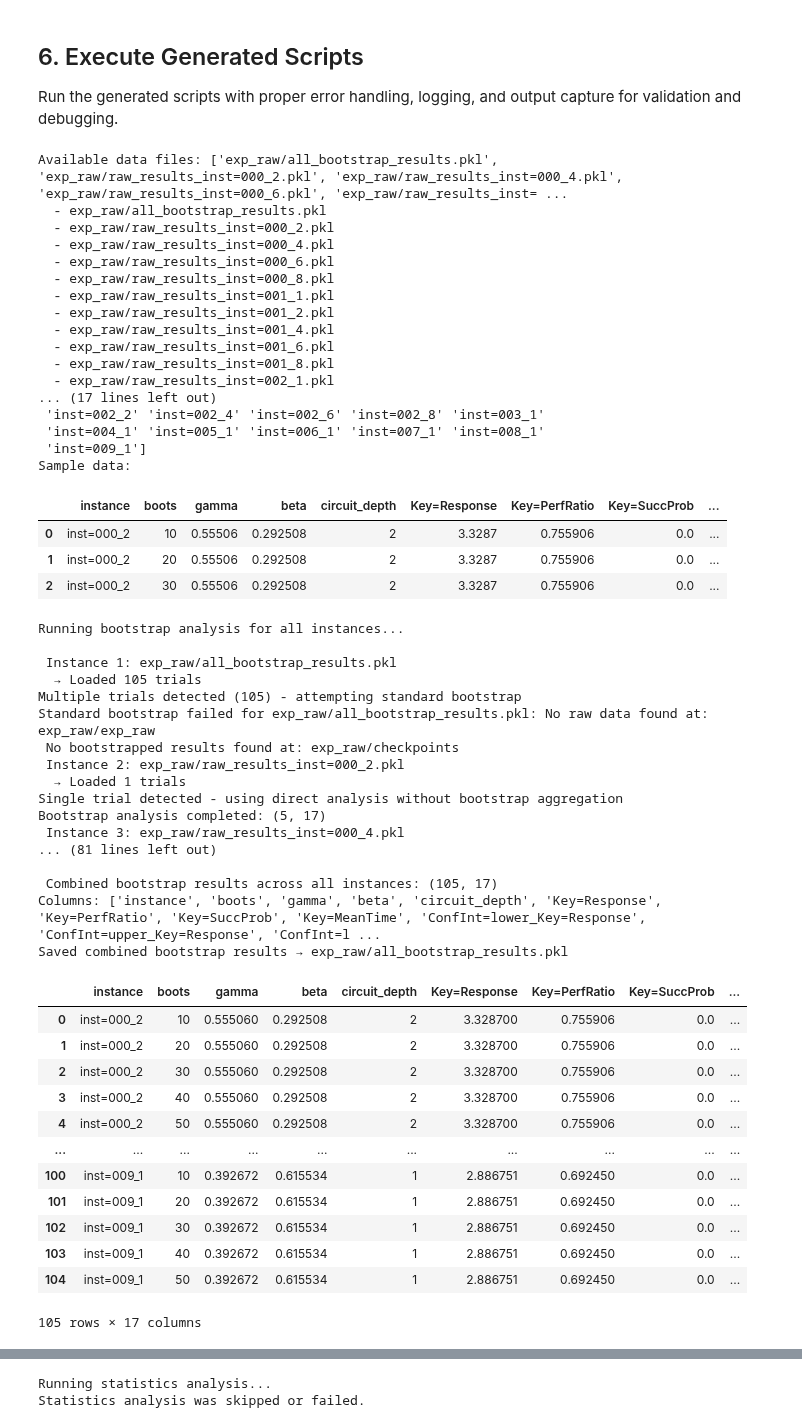
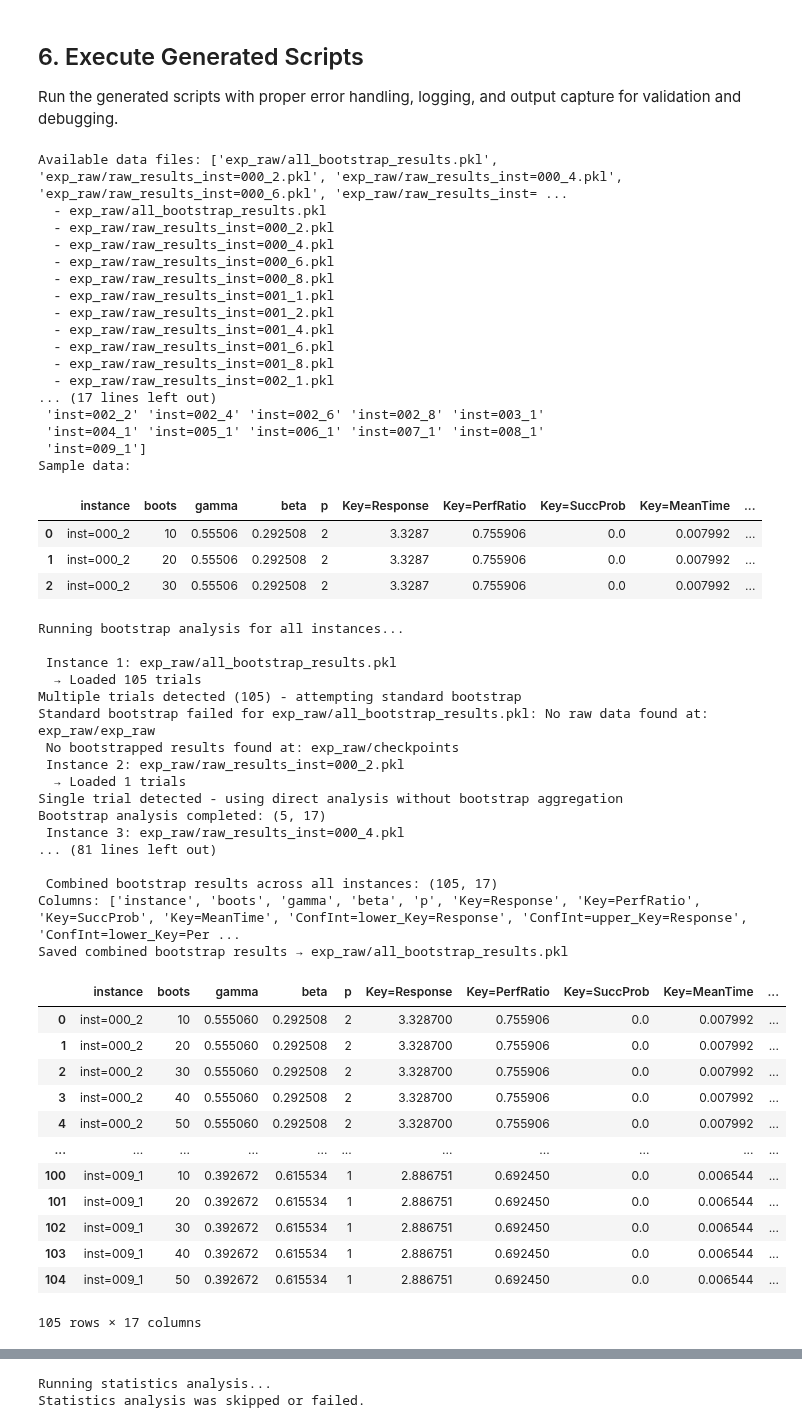
Before and after one commit to bernalde/stochastic-benchmark, a Jupyter notebook: examples/IBM_QAOA/ibm_qaoa_analysis.ipynb, the cells around one changed output, grey strips where cells are left out. Cells and saved outputs as stored; diff of their text form; code cells hidden in the pictures.

```diff
--- a/examples/IBM_QAOA/ibm_qaoa_analysis.ipynb
+++ b/examples/IBM_QAOA/ibm_qaoa_analysis.ipynb
@@ -514,11 +514,11 @@ for qaoa_results, json_file in zip(all_qaoa_results, json_files):
     # --- Extract circuit depth (last part before .json) ---
     depth_str = parts[-1].replace('.json', '')
     try:
-        circuit_depth = int(depth_str)
+        p = int(depth_str)
     except ValueError:
-        circuit_depth = None
+        p = None
 
-    qaoa_df = convert_to_dataframe(qaoa_results, instance_id, circuit_depth)
+    qaoa_df = convert_to_dataframe(qaoa_results, instance_id, p)
     print(f"\nInstance {instance_id}: DataFrame shape {qaoa_df.shape}")
     print(f"\nColumns: {list(qaoa_df.columns)}")
     all_qaoa_df.append(qaoa_df)
@@ -534,7 +534,7 @@ for qaoa_results, json_file in zip(all_qaoa_results, json_files):
     # display(qaoa_df.head())
 
     # Prepare data for stochastic benchmark
-    data_file = prepare_stochastic_benchmark_data(qaoa_df, instance_id, circuit_depth)
+    data_file = prepare_stochastic_benchmark_data(qaoa_df, instance_id, p)
     print(f"\nData prepared for stochastic benchmark analysis.")
     all_data_files.append(data_file)
 
@@ -548,8 +548,8 @@ agg_df = pd.concat(all_qaoa_df, ignore_index=True)
 # Convert instance_id to integer if needed (strip leading zeros)
 agg_df['instance'] = agg_df['instance'].astype(int)
 
-# Sort by instance first, then circuit_depth
-agg_df = agg_df.sort_values(by=['instance', 'circuit_depth']).reset_index(drop=True)
+# Sort by instance first, then the value of p
+agg_df = agg_df.sort_values(by=['instance', 'p']).reset_index(drop=True)
 
 display(agg_df)
 # %% [output]
@@ -640,7 +640,7 @@ if not plot_df.empty:
         fontsize=15, fontweight='bold', pad=15
     )
     plt.grid(True, linestyle='--', alpha=0.6)
-    plt.legend(title='Circuit Depth', fontsize=11, title_fontsize=12)
+    plt.legend(fontsize=11, title_fontsize=12)
     plt.tight_layout()
     plt.show()
 
@@ -669,7 +669,7 @@ def setup_qaoa_benchmark():
             Configured stochastic benchmark object for QAOA analysis.
         - parameter_names : list of str
             List of QAOA variational parameter names used in the analysis
-            (e.g., ['gamma', 'beta', 'circuit_depth']).
+            (e.g., ['gamma', 'beta', 'p']).
 
     Notes
     -----
@@ -684,7 +684,7 @@ def setup_qaoa_benchmark():
     --------
     >>> sb, param_names = setup_qaoa_benchmark()
     Stochastic benchmark object created
-    Parameter names: ['gamma', 'beta', 'circuit_depth']
+    Parameter names: ['gamma', 'beta', 'p']
     Instance columns: ['instance']
 
     See Also
@@ -693,7 +693,7 @@ def setup_qaoa_benchmark():
     """
 
     # Define parameter names for QAOA
-    parameter_names = ['gamma', 'beta', 'circuit_depth']
+    parameter_names = ['gamma', 'beta', 'p']
     response_key = 'PerfRatio'
     response_dir = 1
 
@@ -958,7 +958,7 @@ for file_index, data_file in enumerate(data_files, start=1):
                     'boots': n_boots,
                     'gamma': trial_data['gamma'],
                     'beta': trial_data['beta'],
-                    'circuit_depth': trial_data['circuit_depth'],
+                    'p': trial_data['p'],
                     'Key=Response': trial_data['Energy'],
                     'Key=PerfRatio': trial_data['Approximation_Ratio'],
                     'Key=SuccProb': 1.0 if trial_data['success'] else 0.0,
@@ -1024,50 +1024,50 @@ Available data files: ['exp_raw/all_bootstrap_results.pkl', 'exp_raw/raw_results
   - exp_raw/raw_results_inst=000_4.pkl
   - exp_raw/raw_results_inst=000_6.pkl
   - exp_raw/raw_results_inst=000_8.pkl
   - exp_raw/raw_results_inst=001_1.pkl
   - exp_raw/raw_results_inst=001_2.pkl
   - exp_raw/raw_results_inst=001_4.pkl
   - exp_raw/raw_results_inst=001_6.pkl
   - exp_raw/raw_results_inst=001_8.pkl
   - exp_raw/raw_results_inst=002_1.pkl
 ... (17 lines left out)
  'inst=002_2' 'inst=002_4' 'inst=002_6' 'inst=002_8' 'inst=003_1'
  'inst=004_1' 'inst=005_1' 'inst=006_1' 'inst=007_1' 'inst=008_1'
  'inst=009_1']
 Sample data:
-|  | instance | boots | gamma | beta | circuit_depth | Key=Response | Key=PerfRatio | Key=SuccProb | ... |
-| 0 | inst=000_2 | 10 | 0.55506 | 0.292508 | 2 | 3.3287 | 0.755906 | 0.0 | ... |
-| 1 | inst=000_2 | 20 | 0.55506 | 0.292508 | 2 | 3.3287 | 0.755906 | 0.0 | ... |
-| 2 | inst=000_2 | 30 | 0.55506 | 0.292508 | 2 | 3.3287 | 0.755906 | 0.0 | ... |
+|  | instance | boots | gamma | beta | p | Key=Response | Key=PerfRatio | Key=SuccProb | Key=MeanTime | ... |
+| 0 | inst=000_2 | 10 | 0.55506 | 0.292508 | 2 | 3.3287 | 0.755906 | 0.0 | 0.007992 | ... |
+| 1 | inst=000_2 | 20 | 0.55506 | 0.292508 | 2 | 3.3287 | 0.755906 | 0.0 | 0.007992 | ... |
+| 2 | inst=000_2 | 30 | 0.55506 | 0.292508 | 2 | 3.3287 | 0.755906 | 0.0 | 0.007992 | ... |
 Running bootstrap analysis for all instances...
 
  Instance 1: exp_raw/all_bootstrap_results.pkl
   → Loaded 105 trials
 Multiple trials detected (105) - attempting standard bootstrap
 Standard bootstrap failed for exp_raw/all_bootstrap_results.pkl: No raw data found at: exp_raw/exp_raw
  No bootstrapped results found at: exp_raw/checkpoints
  Instance 2: exp_raw/raw_results_inst=000_2.pkl
   → Loaded 1 trials
 Single trial detected - using direct analysis without bootstrap aggregation
 Bootstrap analysis completed: (5, 17)
  Instance 3: exp_raw/raw_results_inst=000_4.pkl
 ... (81 lines left out)
 
  Combined bootstrap results across all instances: (105, 17)
-Columns: ['instance', 'boots', 'gamma', 'beta', 'circuit_depth', 'Key=Response', 'Key=PerfRatio', 'Key=SuccProb', 'Key=MeanTime', 'ConfInt=lower_Key=Response', 'ConfInt=upper_Key=Response', 'ConfInt=l ...
+Columns: ['instance', 'boots', 'gamma', 'beta', 'p', 'Key=Response', 'Key=PerfRatio', 'Key=SuccProb', 'Key=MeanTime', 'ConfInt=lower_Key=Response', 'ConfInt=upper_Key=Response', 'ConfInt=lower_Key=Per ...
 Saved combined bootstrap results → exp_raw/all_bootstrap_results.pkl
-|  | instance | boots | gamma | beta | circuit_depth | Key=Response | Key=PerfRatio | Key=SuccProb | ... |
-| 0 | inst=000_2 | 10 | 0.555060 | 0.292508 | 2 | 3.328700 | 0.755906 | 0.0 | ... |
-| 1 | inst=000_2 | 20 | 0.555060 | 0.292508 | 2 | 3.328700 | 0.755906 | 0.0 | ... |
-| 2 | inst=000_2 | 30 | 0.555060 | 0.292508 | 2 | 3.328700 | 0.755906 | 0.0 | ... |
-| 3 | inst=000_2 | 40 | 0.555060 | 0.292508 | 2 | 3.328700 | 0.755906 | 0.0 | ... |
-| 4 | inst=000_2 | 50 | 0.555060 | 0.292508 | 2 | 3.328700 | 0.755906 | 0.0 | ... |
-| ... | ... | ... | ... | ... | ... | ... | ... | ... | ... |
-| 100 | inst=009_1 | 10 | 0.392672 | 0.615534 | 1 | 2.886751 | 0.692450 | 0.0 | ... |
-| 101 | inst=009_1 | 20 | 0.392672 | 0.615534 | 1 | 2.886751 | 0.692450 | 0.0 | ... |
-| 102 | inst=009_1 | 30 | 0.392672 | 0.615534 | 1 | 2.886751 | 0.692450 | 0.0 | ... |
-| 103 | inst=009_1 | 40 | 0.392672 | 0.615534 | 1 | 2.886751 | 0.692450 | 0.0 | ... |
-| 104 | inst=009_1 | 50 | 0.392672 | 0.615534 | 1 | 2.886751 | 0.692450 | 0.0 | ... |
+|  | instance | boots | gamma | beta | p | Key=Response | Key=PerfRatio | Key=SuccProb | Key=MeanTime | ... |
+| 0 | inst=000_2 | 10 | 0.555060 | 0.292508 | 2 | 3.328700 | 0.755906 | 0.0 | 0.007992 | ... |
+| 1 | inst=000_2 | 20 | 0.555060 | 0.292508 | 2 | 3.328700 | 0.755906 | 0.0 | 0.007992 | ... |
+| 2 | inst=000_2 | 30 | 0.555060 | 0.292508 | 2 | 3.328700 | 0.755906 | 0.0 | 0.007992 | ... |
+| 3 | inst=000_2 | 40 | 0.555060 | 0.292508 | 2 | 3.328700 | 0.755906 | 0.0 | 0.007992 | ... |
+| 4 | inst=000_2 | 50 | 0.555060 | 0.292508 | 2 | 3.328700 | 0.755906 | 0.0 | 0.007992 | ... |
+| ... | ... | ... | ... | ... | ... | ... | ... | ... | ... | ... |
+| 100 | inst=009_1 | 10 | 0.392672 | 0.615534 | 1 | 2.886751 | 0.692450 | 0.0 | 0.006544 | ... |
+| 101 | inst=009_1 | 20 | 0.392672 | 0.615534 | 1 | 2.886751 | 0.692450 | 0.0 | 0.006544 | ... |
+| 102 | inst=009_1 | 30 | 0.392672 | 0.615534 | 1 | 2.886751 | 0.692450 | 0.0 | 0.006544 | ... |
+| 103 | inst=009_1 | 40 | 0.392672 | 0.615534 | 1 | 2.886751 | 0.692450 | 0.0 | 0.006544 | ... |
+| 104 | inst=009_1 | 50 | 0.392672 | 0.615534 | 1 | 2.886751 | 0.692450 | 0.0 | 0.006544 | ... |
 105 rows × 17 columns
 # %%
 # Check if we have bootstrap results and handle single instance case for interpolation
```
Also changed, not shown: parts of 8 cells of this notebook, 9 other files.
